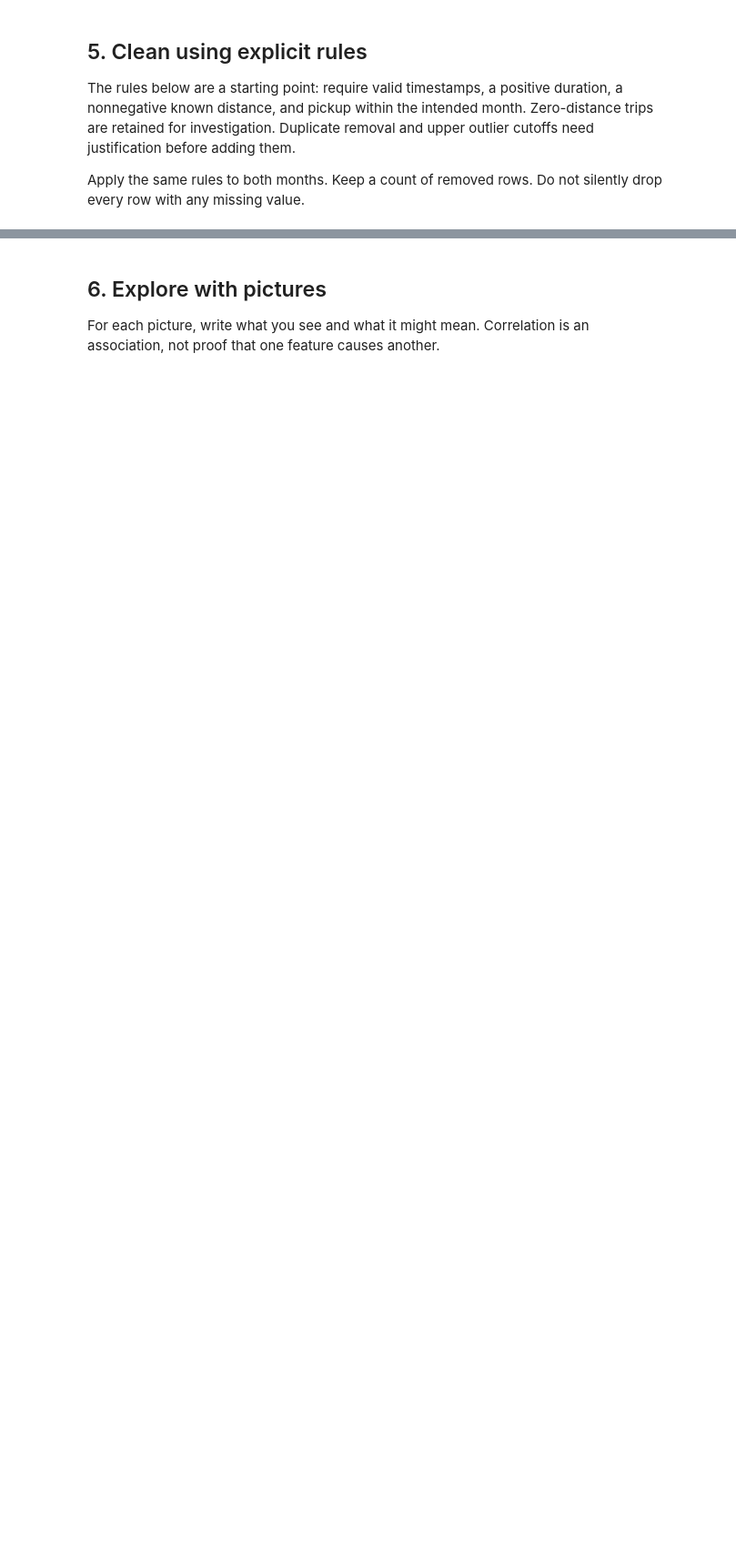
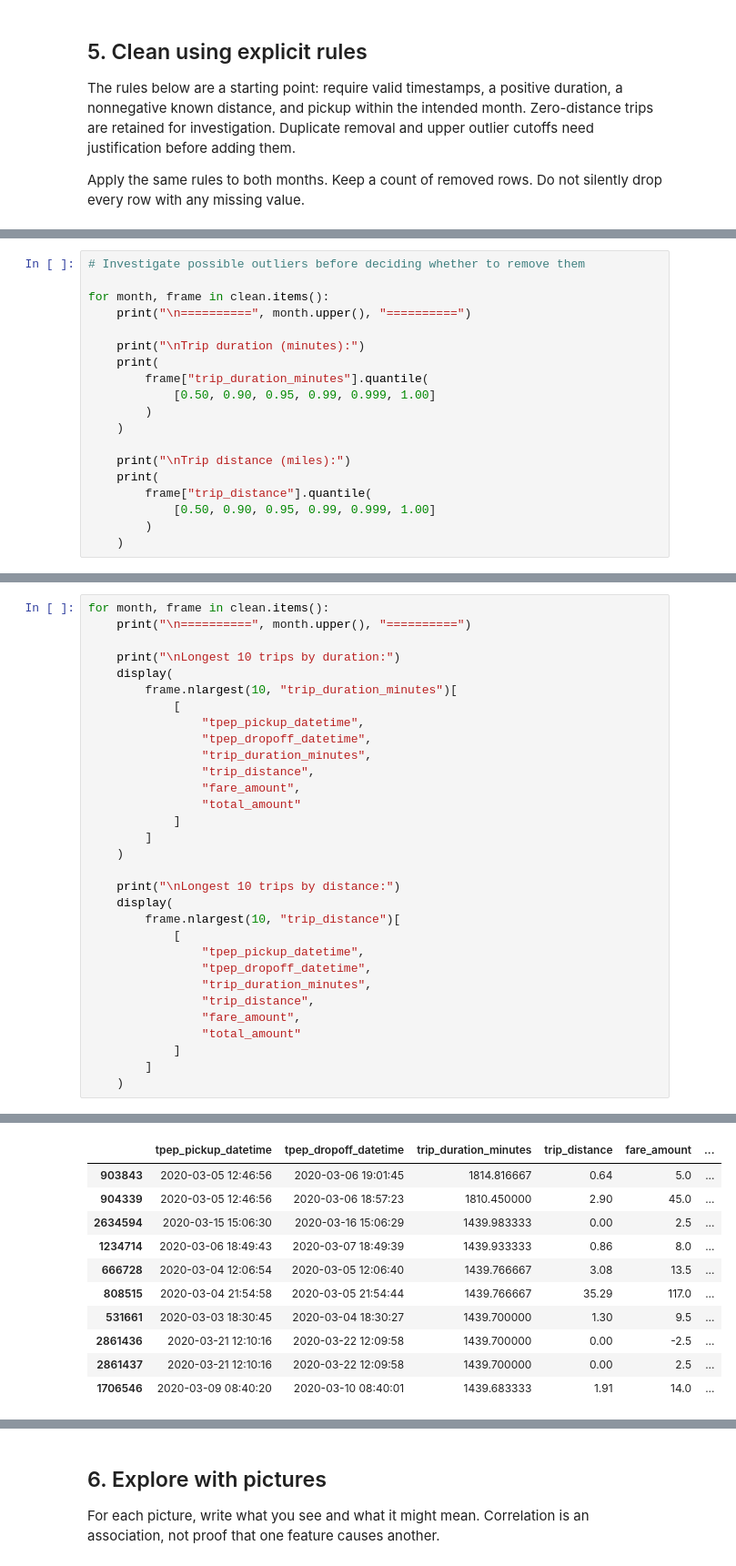
Before and after one commit to Negarkamvij/Project_1_Deep_Learning, a Jupyter notebook: Taxi_Project_1.ipynb, the cells around one changed output, grey strips where cells are left out. Shown at 91% size. Cells and saved outputs as stored; diff of their text form; blank space fills up the shorter version.

```diff
--- a/Taxi_Project_1.ipynb
+++ b/Taxi_Project_1.ipynb
@@ -112,0 +280,19 @@ for month, number in [("March", 3), ("May", 5)]:
+# %%
+# Investigate possible outliers before deciding whether to remove them
+
+for month, frame in clean.items():
+    print("\n==========", month.upper(), "==========")
+
+    print("\nTrip duration (minutes):")
+    print(
+        frame["trip_duration_minutes"].quantile(
+            [0.50, 0.90, 0.95, 0.99, 0.999, 1.00]
+        )
+    )
+
+    print("\nTrip distance (miles):")
+    print(
+        frame["trip_distance"].quantile(
+            [0.50, 0.90, 0.95, 0.99, 0.999, 1.00]
+        )
+    )
@@ -112,0 +317,32 @@ for month, number in [("March", 3), ("May", 5)]:
+# %%
+for month, frame in clean.items():
+    print("\n==========", month.upper(), "==========")
+
+    print("\nLongest 10 trips by duration:")
+    display(
+        frame.nlargest(10, "trip_duration_minutes")[
+            [
+                "tpep_pickup_datetime",
+                "tpep_dropoff_datetime",
+                "trip_duration_minutes",
+                "trip_distance",
+                "fare_amount",
+                "total_amount"
+            ]
+        ]
+    )
+
+    print("\nLongest 10 trips by distance:")
+    display(
+        frame.nlargest(10, "trip_distance")[
+            [
+                "tpep_pickup_datetime",
+                "tpep_dropoff_datetime",
+                "trip_duration_minutes",
+                "trip_distance",
+                "fare_amount",
+                "total_amount"
+            ]
+        ]
+    )
+# %% [output]
@@ -112,0 +352,11 @@ for month, number in [("March", 3), ("May", 5)]:
+|  | tpep_pickup_datetime | tpep_dropoff_datetime | trip_duration_minutes | trip_distance | fare_amount | ... |
+| 903843 | 2020-03-05 12:46:56 | 2020-03-06 19:01:45 | 1814.816667 | 0.64 | 5.0 | ... |
+| 904339 | 2020-03-05 12:46:56 | 2020-03-06 18:57:23 | 1810.450000 | 2.90 | 45.0 | ... |
+| 2634594 | 2020-03-15 15:06:30 | 2020-03-16 15:06:29 | 1439.983333 | 0.00 | 2.5 | ... |
+| 1234714 | 2020-03-06 18:49:43 | 2020-03-07 18:49:39 | 1439.933333 | 0.86 | 8.0 | ... |
+| 666728 | 2020-03-04 12:06:54 | 2020-03-05 12:06:40 | 1439.766667 | 3.08 | 13.5 | ... |
+| 808515 | 2020-03-04 21:54:58 | 2020-03-05 21:54:44 | 1439.766667 | 35.29 | 117.0 | ... |
+| 531661 | 2020-03-03 18:30:45 | 2020-03-04 18:30:27 | 1439.700000 | 1.30 | 9.5 | ... |
+| 2861436 | 2020-03-21 12:10:16 | 2020-03-22 12:09:58 | 1439.700000 | 0.00 | -2.5 | ... |
+| 2861437 | 2020-03-21 12:10:16 | 2020-03-22 12:09:58 | 1439.700000 | 0.00 | 2.5 | ... |
+| 1706546 | 2020-03-09 08:40:20 | 2020-03-10 08:40:01 | 1439.683333 | 1.91 | 14.0 | ... |
```
Also changed, not shown: parts of 20 cells of this notebook.
